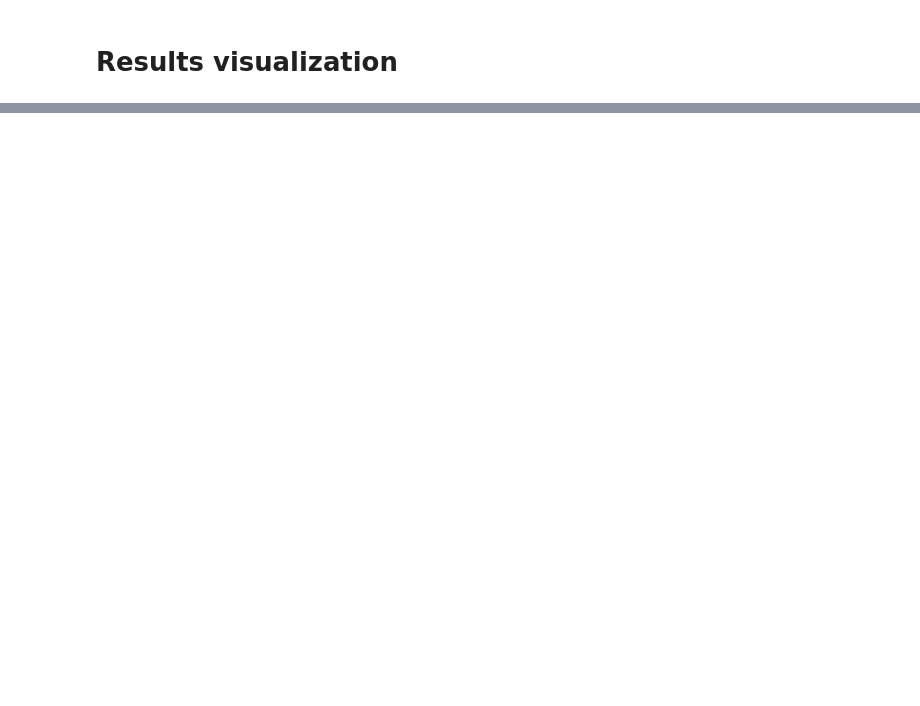
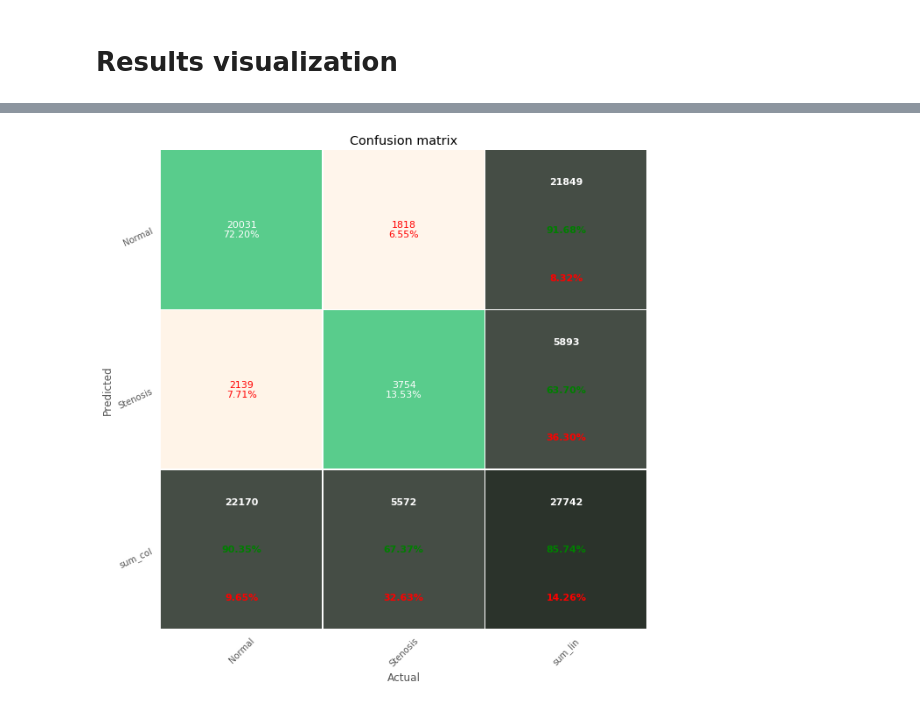
Before and after one commit to chrislee2012/CoronaryArteryStenosLevelClassification, a Jupyter notebook: prediction_model_anlysis.ipynb, the cells around one changed output, grey strips where cells are left out. Drawn from its saved outputs; the diff is of its cells as text; code cells hidden in the pictures; blank space fills up the shorter version.

```diff
--- a/prediction_model_anlysis.ipynb
+++ b/prediction_model_anlysis.ipynb
@@ -154,8 +163,10 @@ show_estimate_model(calculated_metrics_dict)
 # %%
 plot_confusion_matrix_from_data(all_labels, all_preds, columns=['Normal', 'Stenosis' ],
                                annot=True, cmap="Oranges",
                                fmt='.2f', fz=11, lw=0.5, cbar=False,
-                               figsize=[10,10], show_null_values=0, pred_val_axis='lin')
+                               figsize=[5,5], show_null_values=0, pred_val_axis='lin')
+# %% [output]
+[figure, added]
 # %%
 fpr, tpr, thresholds = roc_curve(all_labels,  [x[1] for x in probas ])
 plot_roc_curve(fpr, tpr)
```
Also changed, not shown: parts of 3 cells of this notebook, 10 other files.
